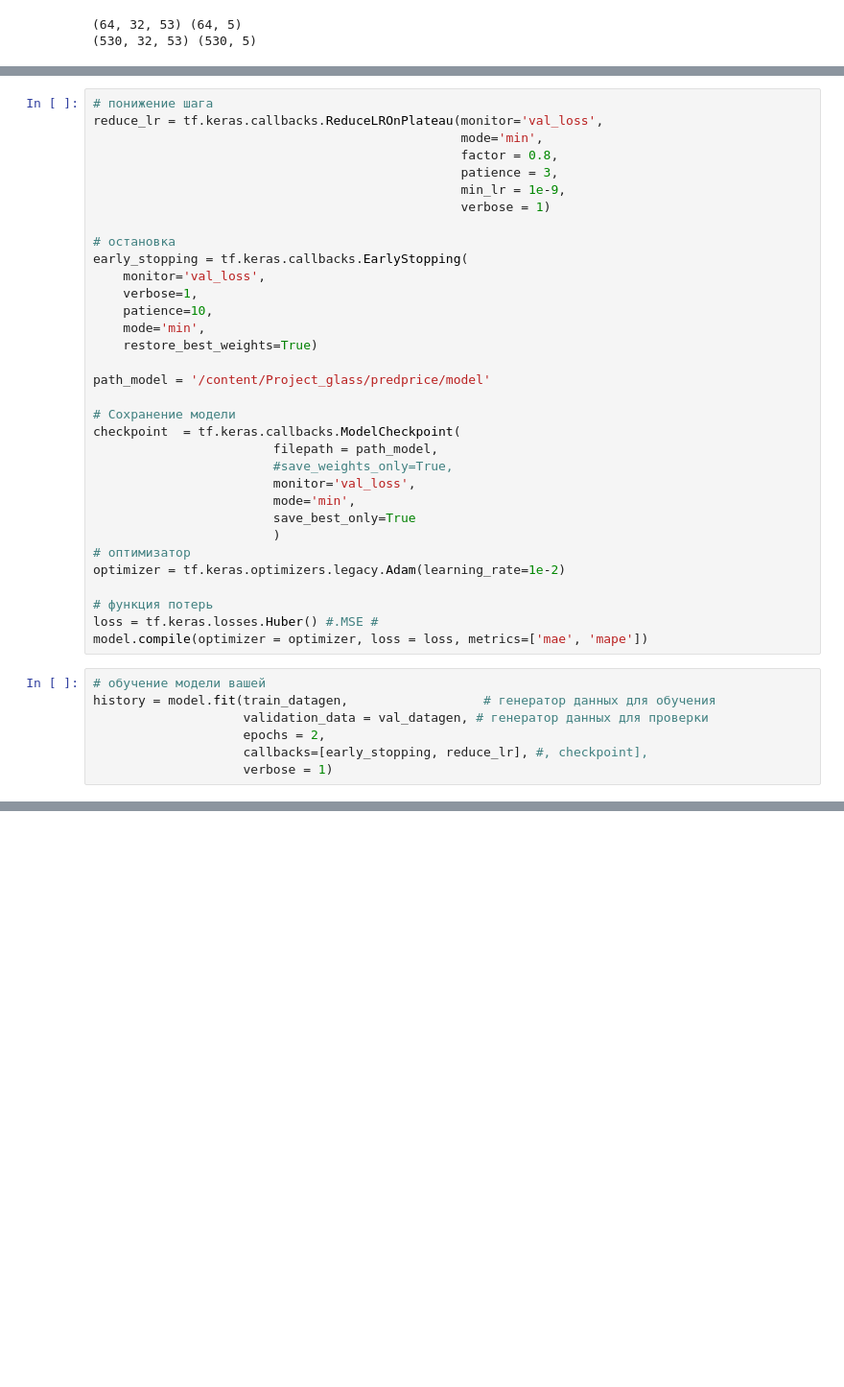
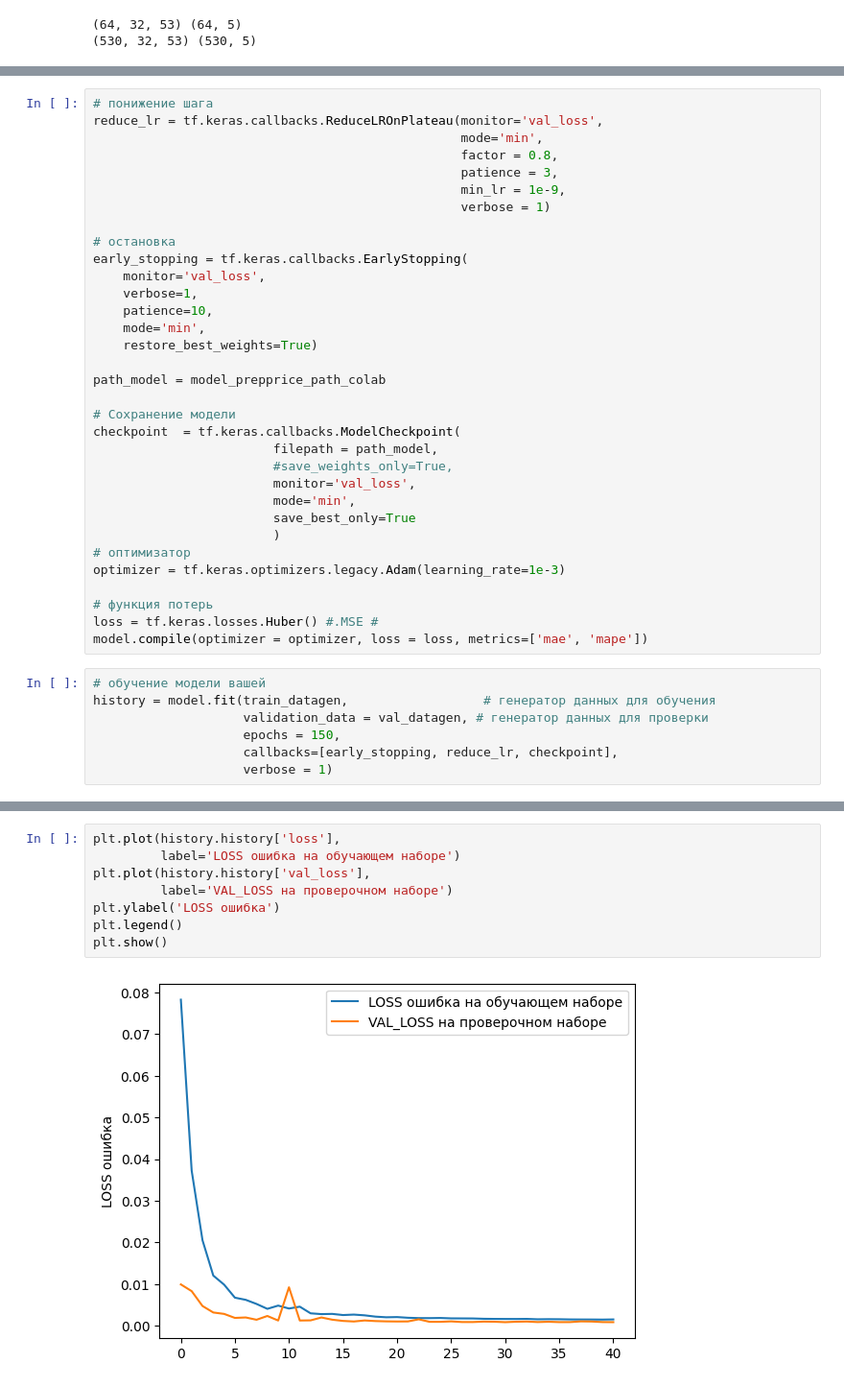
Before and after one commit to Mike030668/Project_glass, a Jupyter notebook: notebooks/train_predprice_model.ipynb, the cells around one changed output, grey strips where cells are left out. Shown at 96% size. Cells and saved outputs as stored; diff of their text form; blank space fills up the shorter version.

Commit message:
train model test

```diff
--- a/notebooks/train_predprice_model.ipynb
+++ b/notebooks/train_predprice_model.ipynb
@@ -87,7 +88,7 @@ early_stopping = tf.keras.callbacks.EarlyStopping(
     mode='min',
     restore_best_weights=True)
 
-path_model = '/content/Project_glass/predprice/model'
+path_model = model_prepprice_path_colab
 
 # Сохранение модели
 checkpoint  = tf.keras.callbacks.ModelCheckpoint(
@@ -98,7 +99,7 @@ checkpoint  = tf.keras.callbacks.ModelCheckpoint(
                         save_best_only=True
                         )
 # оптимизатор
-optimizer = tf.keras.optimizers.legacy.Adam(learning_rate=1e-2)
+optimizer = tf.keras.optimizers.legacy.Adam(learning_rate=1e-3)
 
 # функция потерь
 loss = tf.keras.losses.Huber() #.MSE #
@@ -107,7 +108,7 @@ model.compile(optimizer = optimizer, loss = loss, metrics=['mae', 'mape'])
 # обучение модели вашей
 history = model.fit(train_datagen,                  # генератор данных для обучения
                     validation_data = val_datagen, # генератор данных для проверки
-                    epochs = 2,
-                    callbacks=[early_stopping, reduce_lr], #, checkpoint],
+                    epochs = 150,
+                    callbacks=[early_stopping, reduce_lr, checkpoint],
                     verbose = 1)
 # %% [output]
@@ -117,0 +132,10 @@ Epoch 2/2
+# %%
+plt.plot(history.history['loss'],
+         label='LOSS ошибка на обучающем наборе')
+plt.plot(history.history['val_loss'],
+         label='VAL_LOSS на проверочном наборе')
+plt.ylabel('LOSS ошибка')
+plt.legend()
+plt.show()
+# %% [output]
+[figure, added]
```
Also changed, not shown: parts of 3 cells of this notebook, 5 other files.
